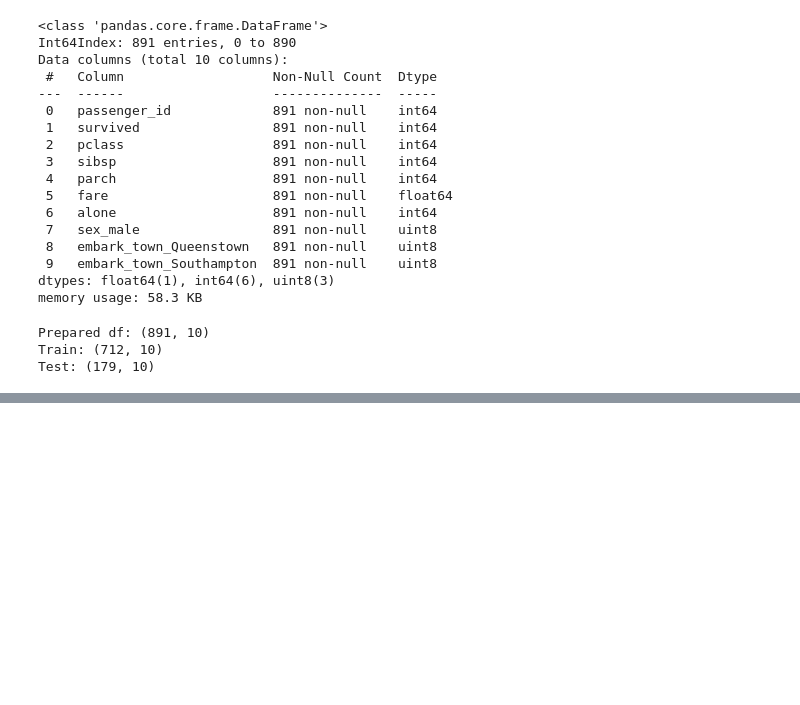
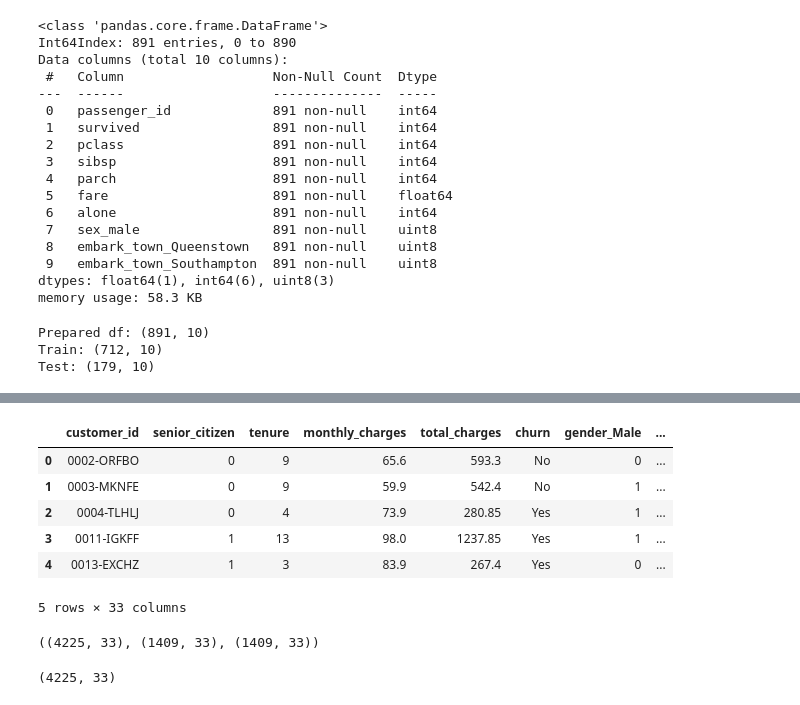
Before and after one commit to rajeshlamichhane04/classification_exercises, a Jupyter notebook: classification-exercises.ipynb, the cells around one changed output, grey strips where cells are left out. Saved outputs shown, nothing was run; the diff lists cells and outputs as text; code cells hidden in the pictures; blank space fills up the shorter version.

```diff
--- a/classification-exercises.ipynb
+++ b/classification-exercises.ipynb
@@ -842,0 +857,34 @@ df.columns.to_list()
+# %%
+#make all these cleanoing to a function
+def clean_data(telco):
+    drop_columns = ["contract_type_id","internet_service_type_id","payment_type_id"]
+    telco = telco.drop(columns = drop_columns)
+
+    dummy_df = pd.get_dummies(telco[['gender','partner','dependents','phone_service','multiple_lines','online_security','online_backup','tech_support',
+                                 'streaming_movies','paperless_billing','churn','payment_type', 'internet_service_type',
+                                 'contract_type','device_protection','streaming_tv']], dummy_na = False, drop_first = True)
+
+    telco = pd.concat([telco,dummy_df], axis = 1)
+
+    columns = ['gender','partner','dependents','phone_service','multiple_lines','online_security','online_backup','tech_support',
+            'streaming_movies','paperless_billing','payment_type', 'internet_service_type',
+             'contract_type', 'device_protection','streaming_tv']
+
+    telco = telco.drop(columns = columns)
+
+    return telco
+# %%
+#test this
+
+df=acquire.get_telco_data()
+df.head(1)
+df2 = clean_data(df)
+df2.head()
+# %% [output]
+|  | customer_id | senior_citizen | tenure | monthly_charges | total_charges | churn | gender_Male | ... |
+| 0 | 0002-ORFBO | 0 | 9 | 65.6 | 593.3 | No | 0 | ... |
+| 1 | 0003-MKNFE | 0 | 9 | 59.9 | 542.4 | No | 1 | ... |
+| 2 | 0004-TLHLJ | 0 | 4 | 73.9 | 280.85 | Yes | 1 | ... |
+| 3 | 0011-IGKFF | 1 | 13 | 98.0 | 1237.85 | Yes | 1 | ... |
+| 4 | 0013-EXCHZ | 1 | 3 | 83.9 | 267.4 | Yes | 0 | ... |
+5 rows × 33 columns
@@ -842,0 +899,7 @@ df.columns.to_list()
+# %%
+#test the split function
+
+train, validate, test = my_train_test_split(df2)
+train.shape,validate.shape,test.shape
+# %% [output]
+((4225, 33), (1409, 33), (1409, 33))
@@ -842,0 +912,7 @@ df.columns.to_list()
+# %%
+#test it out
+df3 = acquire.get_telco_data()
+train,validate,test = prep_get_telco_data(df3)
+train.shape
+# %% [output]
+(4225, 33)
```
Also changed, not shown: parts of 66 cells of this notebook.
